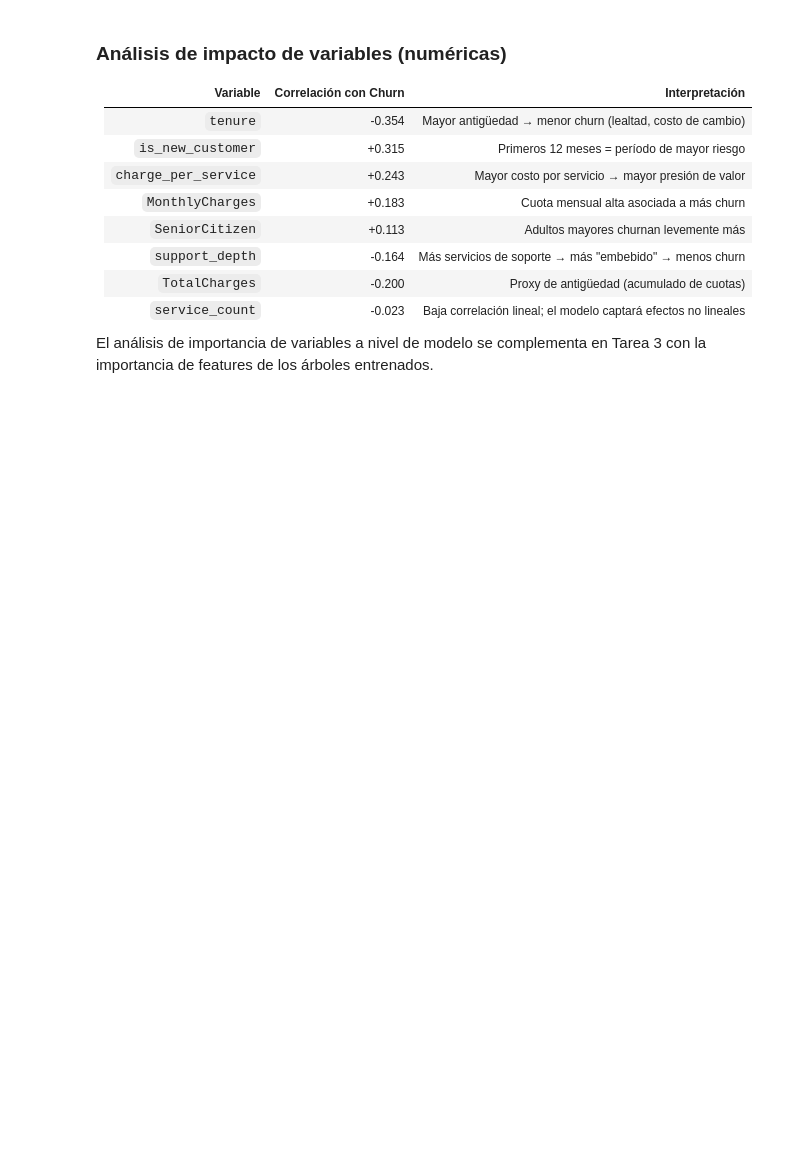
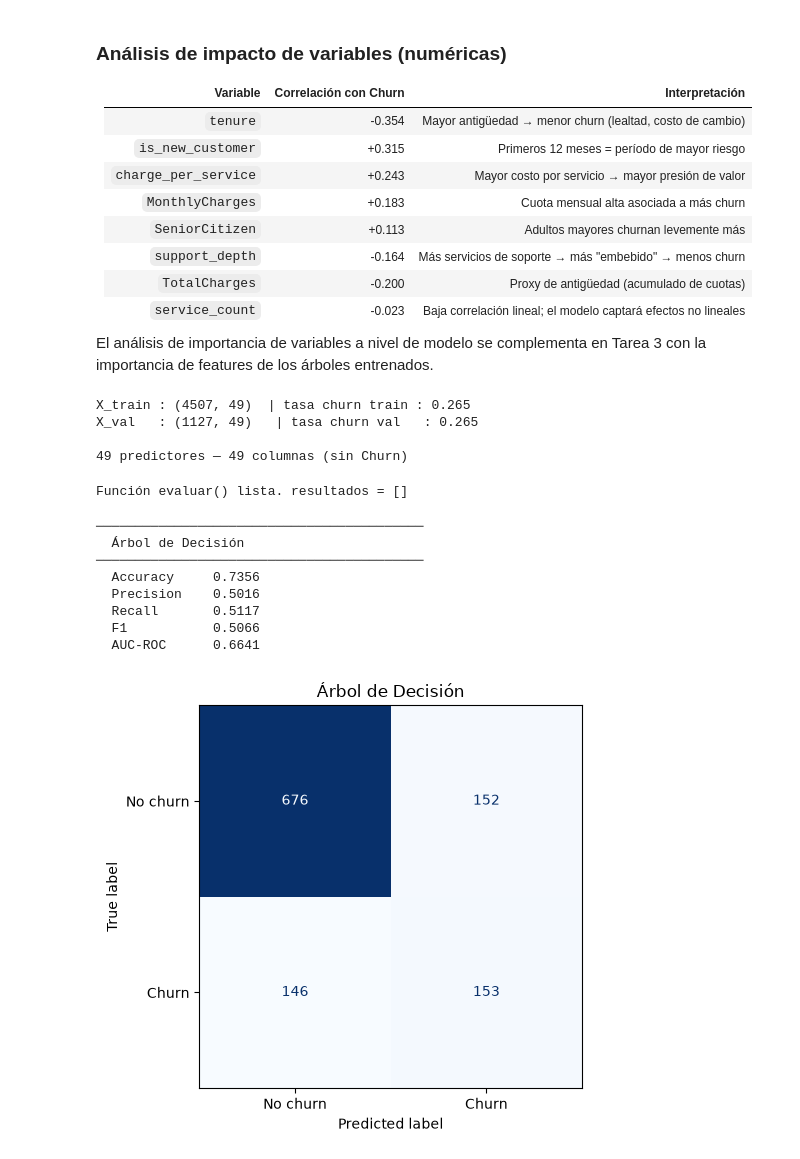
Before and after one commit to Benja726/ml, a Jupyter notebook: churn-obligatorio.ipynb, the cells around one changed output. Saved outputs shown, nothing was run; the diff lists cells and outputs as text; code cells hidden in the pictures; blank space fills up the shorter version.

```diff
--- a/churn-obligatorio.ipynb
+++ b/churn-obligatorio.ipynb
@@ -826,3 +826,82 @@ variable más correlacionada con Churn (+0.315), solo detrás de tenure.
 
 El análisis de importancia de variables a nivel de modelo se complementa
 en Tarea 3 con la importancia de features de los árboles entrenados.
+# %%
+from sklearn.model_selection import train_test_split
+from sklearn.metrics import (accuracy_score, precision_score, recall_score,
+                              f1_score, roc_auc_score, confusion_matrix,
+                              ConfusionMatrixDisplay)
+from sklearn.tree import DecisionTreeClassifier
+from sklearn.linear_model import LogisticRegression
+from sklearn.ensemble import RandomForestClassifier, GradientBoostingClassifier
+from sklearn.neural_network import MLPClassifier
+from sklearn.pipeline import Pipeline
+from sklearn.preprocessing import StandardScaler
+import warnings
+warnings.filterwarnings('ignore')
+
+# ── X / y ──────────────────────────────────────────────────────────────────
+X = train.drop(columns=['Churn'])
+y = train['Churn']
+
+# Holdout estratificado 80/20
+X_train, X_val, y_train, y_val = train_test_split(
+    X, y, test_size=0.2, random_state=42, stratify=y
+)
+
+print(f"X_train : {X_train.shape}  | tasa churn train : {y_train.mean():.3f}")
+print(f"X_val   : {X_val.shape}   | tasa churn val   : {y_val.mean():.3f}")
+print(f"\n49 predictores — {X.shape[1]} columnas (sin Churn)")
+# %% [output]
+X_train : (4507, 49)  | tasa churn train : 0.265
+X_val   : (1127, 49)   | tasa churn val   : 0.265
+
+49 predictores — 49 columnas (sin Churn)
+# %%
+resultados = []   # acumula métricas de cada modelo
+
+def evaluar(nombre, modelo):
+    modelo.fit(X_train, y_train)
+    y_pred = modelo.predict(X_val)
+    y_prob = modelo.predict_proba(X_val)[:, 1]
+
+    m = {
+        'Modelo'   : nombre,
+        'Accuracy' : round(accuracy_score(y_val, y_pred),    4),
+        'Precision': round(precision_score(y_val, y_pred),   4),
+        'Recall'   : round(recall_score(y_val, y_pred),      4),
+        'F1'       : round(f1_score(y_val, y_pred),          4),
+        'AUC-ROC'  : round(roc_auc_score(y_val, y_prob),     4),
+    }
+    resultados.append(m)
+
+    print(f"\n{'─'*42}")
+    print(f"  {nombre}")
+    print(f"{'─'*42}")
+    for k, v in m.items():
+        if k != 'Modelo':
+            print(f"  {k:<12} {v:.4f}")
+
+    cm = confusion_matrix(y_val, y_pred)
+    disp = ConfusionMatrixDisplay(cm, display_labels=['No churn', 'Churn'])
+    disp.plot(cmap='Blues', colorbar=False)
+    plt.title(nombre)
+    plt.tight_layout()
+    plt.show()
+
+print("Función evaluar() lista. resultados = []")
+# %% [output]
+Función evaluar() lista. resultados = []
+# %%
+arbol = DecisionTreeClassifier(random_state=42)
+evaluar("Árbol de Decisión", arbol)
+# %% [output]
+──────────────────────────────────────────
+  Árbol de Decisión
+──────────────────────────────────────────
+  Accuracy     0.7356
+  Precision    0.5016
+  Recall       0.5117
+  F1           0.5066
+  AUC-ROC      0.6641
+[figure, added]
```
Also changed, not shown: parts of 14 cells of this notebook, 2 other files.
